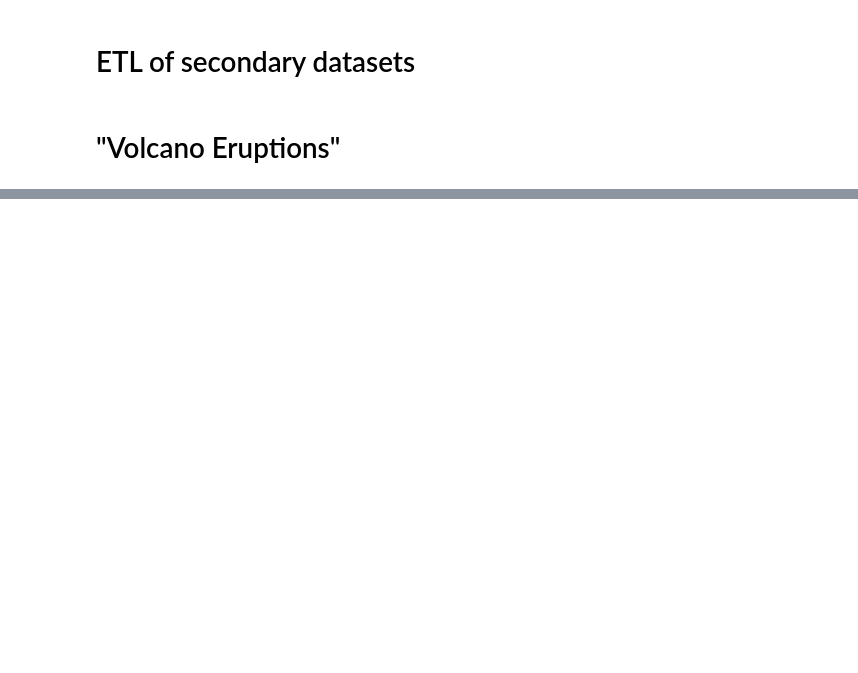
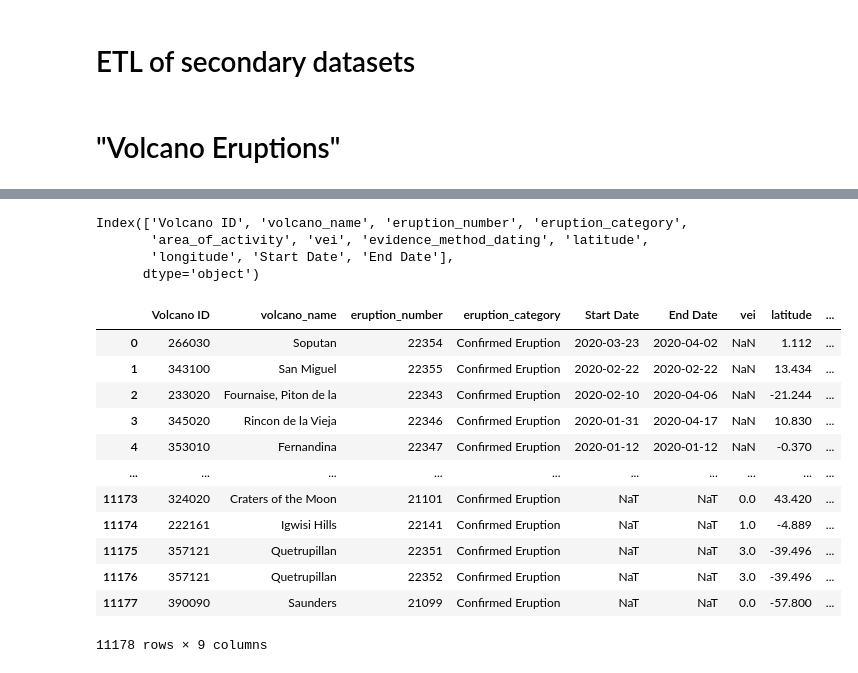
Before and after one commit to juancortezs07/Seismic-Alert-System, a Jupyter notebook: Data_Transformation3.ipynb, the cells around one changed output, grey strips where cells are left out. Drawn from its saved outputs; the diff is of its cells as text; code cells hidden in the pictures; blank space fills up the shorter version.

```diff
--- a/Data_Transformation3.ipynb
+++ b/Data_Transformation3.ipynb
@@ -9,0 +63,49 @@ volc = pd.read_csv('Datasets\Input\eruptions.csv', sep=',')
+# %%
+# And for 'End Date':
+
+erup = erup.drop (['Year', 'Month', 'Day'], axis=1)
+
+erup.rename(columns={'end_year' : 'Year',
+                   'end_month' : 'Month',
+                   'end_day' : 'Day'}, inplace=True)
+
+
+erup ['End Date'] = pd.to_datetime (erup [["Year", "Month", "Day"]],  errors = 'coerce')
+# %%
+erup = erup.drop (['Year', 'Month', 'Day'], axis=1)
+# %%
+erup.columns
+# %% [output]
+Index(['Volcano ID', 'volcano_name', 'eruption_number', 'eruption_category',
+       'area_of_activity', 'vei', 'evidence_method_dating', 'latitude',
+       'longitude', 'Start Date', 'End Date'],
+      dtype='object')
+# %%
+# Rearrange columns order:
+
+erup = erup [['Volcano ID', 'volcano_name', 'eruption_number',
+       'eruption_category', 'Start Date',
+       'End Date', 'area_of_activity', 'vei',
+       'evidence_method_dating', 'latitude', 'longitude']]
+# %%
+# Dropping of unnecesary columns
+
+erup = erup.drop (['area_of_activity', 'evidence_method_dating'], axis=1)
+# %%
+# Final view of finished dataframe
+
+erup
+# %% [output]
+|  | Volcano ID | volcano_name | eruption_number | eruption_category | Start Date | End Date | vei | latitude | ... |
+| 0 | 266030 | Soputan | 22354 | Confirmed Eruption | 2020-03-23 | 2020-04-02 | NaN | 1.112 | ... |
+| 1 | 343100 | San Miguel | 22355 | Confirmed Eruption | 2020-02-22 | 2020-02-22 | NaN | 13.434 | ... |
+| 2 | 233020 | Fournaise, Piton de la | 22343 | Confirmed Eruption | 2020-02-10 | 2020-04-06 | NaN | -21.244 | ... |
+| 3 | 345020 | Rincon de la Vieja | 22346 | Confirmed Eruption | 2020-01-31 | 2020-04-17 | NaN | 10.830 | ... |
+| 4 | 353010 | Fernandina | 22347 | Confirmed Eruption | 2020-01-12 | 2020-01-12 | NaN | -0.370 | ... |
+| ... | ... | ... | ... | ... | ... | ... | ... | ... | ... |
+| 11173 | 324020 | Craters of the Moon | 21101 | Confirmed Eruption | NaT | NaT | 0.0 | 43.420 | ... |
+| 11174 | 222161 | Igwisi Hills | 22141 | Confirmed Eruption | NaT | NaT | 1.0 | -4.889 | ... |
+| 11175 | 357121 | Quetrupillan | 22351 | Confirmed Eruption | NaT | NaT | 3.0 | -39.496 | ... |
+| 11176 | 357121 | Quetrupillan | 22352 | Confirmed Eruption | NaT | NaT | 3.0 | -39.496 | ... |
+| 11177 | 390090 | Saunders | 21099 | Confirmed Eruption | NaT | NaT | 0.0 | -57.800 | ... |
+11178 rows × 9 columns
```
Also changed, not shown: parts of 22 cells of this notebook.
